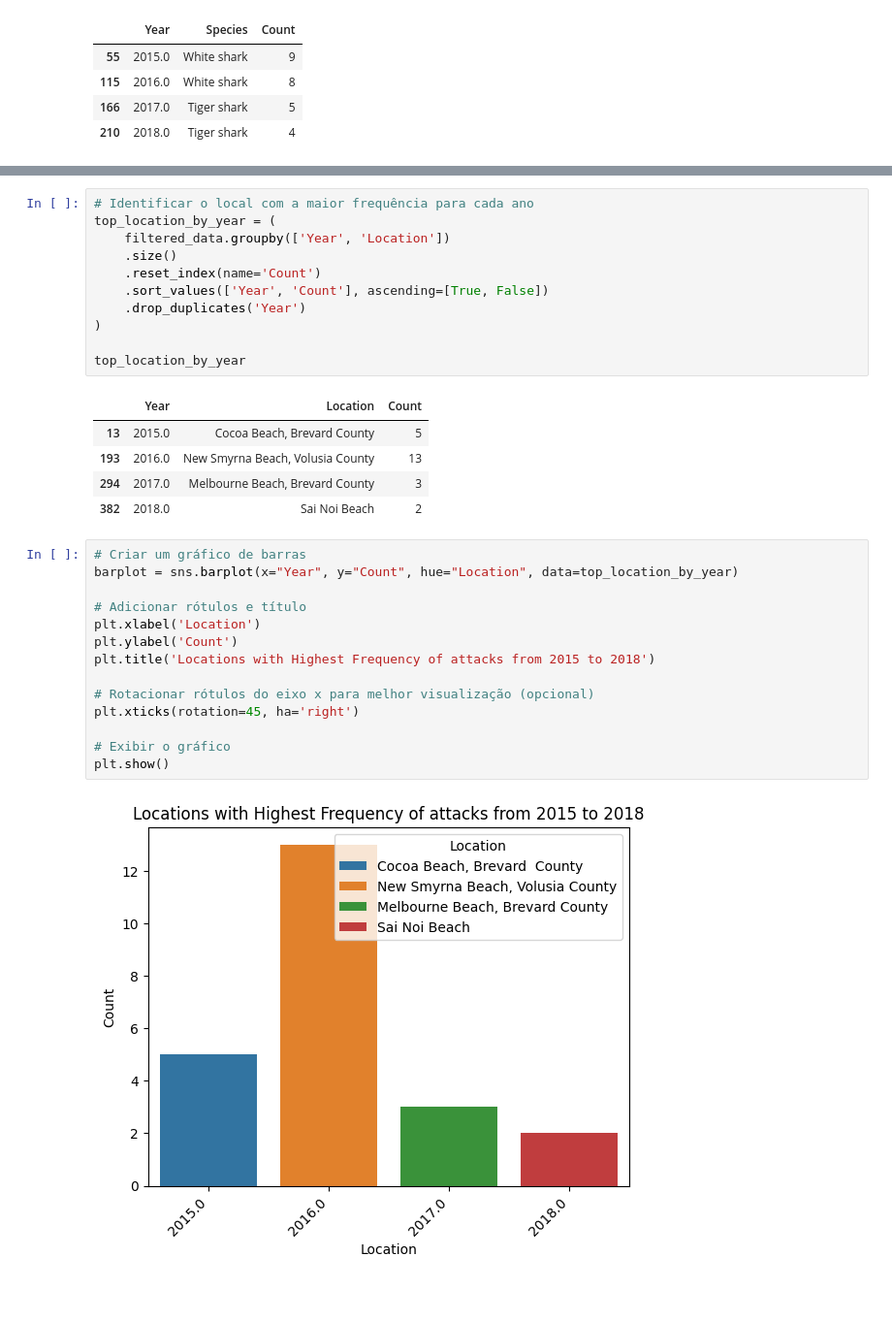
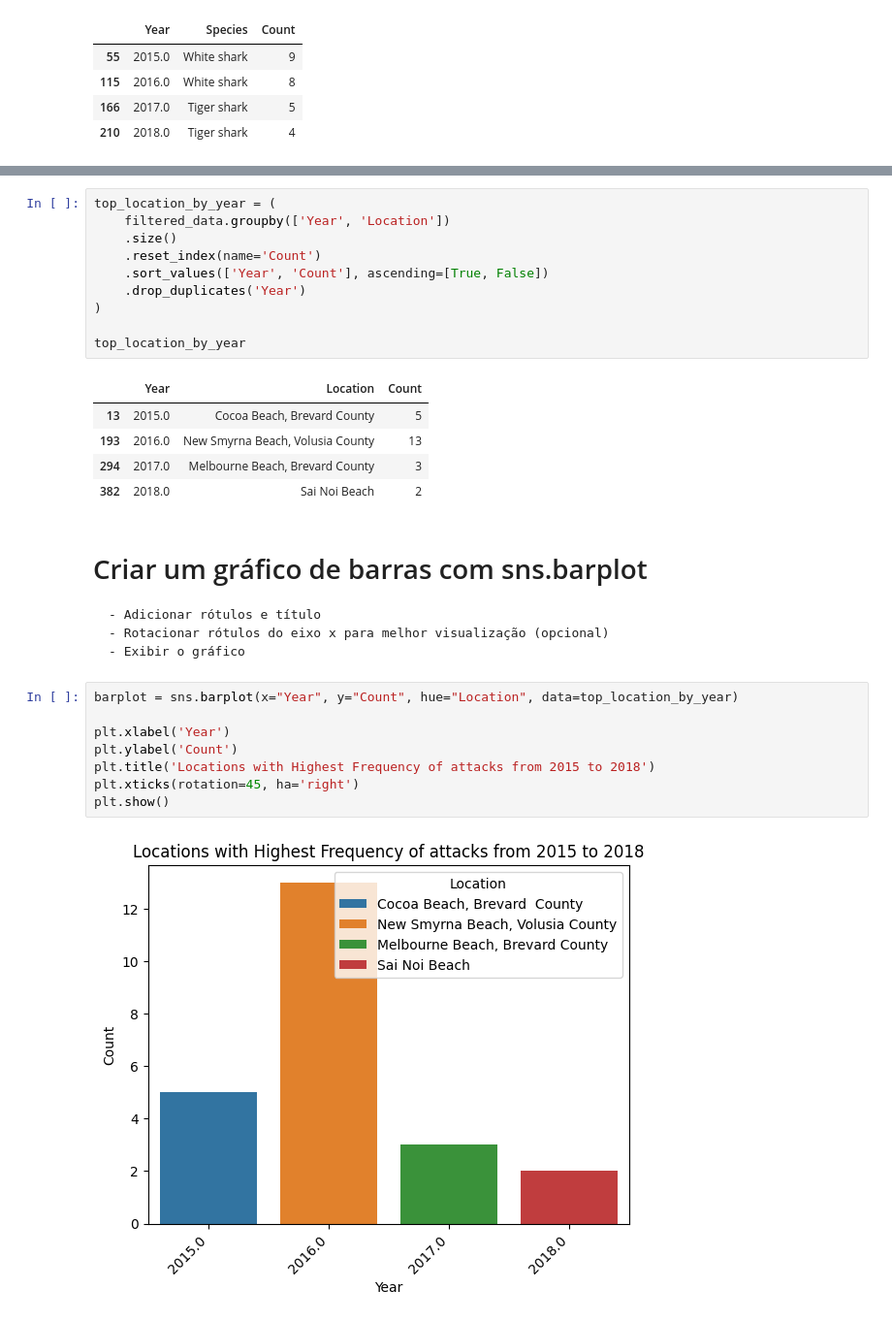
Before and after one commit to leoolessa/Project-one, a Jupyter notebook: test.ipynb, the cells around one changed output, grey strips where cells are left out. Shown: that part at 97% size. Drawn from its saved outputs; the diff is of its cells as text; blank space fills up the shorter version.

```diff
--- a/test.ipynb
+++ b/test.ipynb
@@ -136,5 +152,4 @@ data = data.dropna(subset=['Location'])
 # %%
-# Identificar o local com a maior frequência para cada ano
 top_location_by_year = (
     filtered_data.groupby(['Year', 'Location'])
     .size()
@@ -150,19 +165,18 @@ top_location_by_year
 | 193 | 2016.0 | New Smyrna Beach, Volusia County | 13 |
 | 294 | 2017.0 | Melbourne Beach, Brevard County | 3 |
 | 382 | 2018.0 | Sai Noi Beach | 2 |
+# %% [markdown]
+# Criar um gráfico de barras com sns.barplot
+    - Adicionar rótulos e título
+    - Rotacionar rótulos do eixo x para melhor visualização (opcional)
+    - Exibir o gráfico
 # %%
-# Criar um gráfico de barras
 barplot = sns.barplot(x="Year", y="Count", hue="Location", data=top_location_by_year)
 
-# Adicionar rótulos e título
-plt.xlabel('Location')
+plt.xlabel('Year')
 plt.ylabel('Count')
 plt.title('Locations with Highest Frequency of attacks from 2015 to 2018')
-
-# Rotacionar rótulos do eixo x para melhor visualização (opcional)
 plt.xticks(rotation=45, ha='right')
-
-# Exibir o gráfico
 plt.show()
 # %% [output]
-[figure, old version]
+[figure, new version]
```
Also changed, not shown: parts of 30 cells of this notebook, 3 other files.
